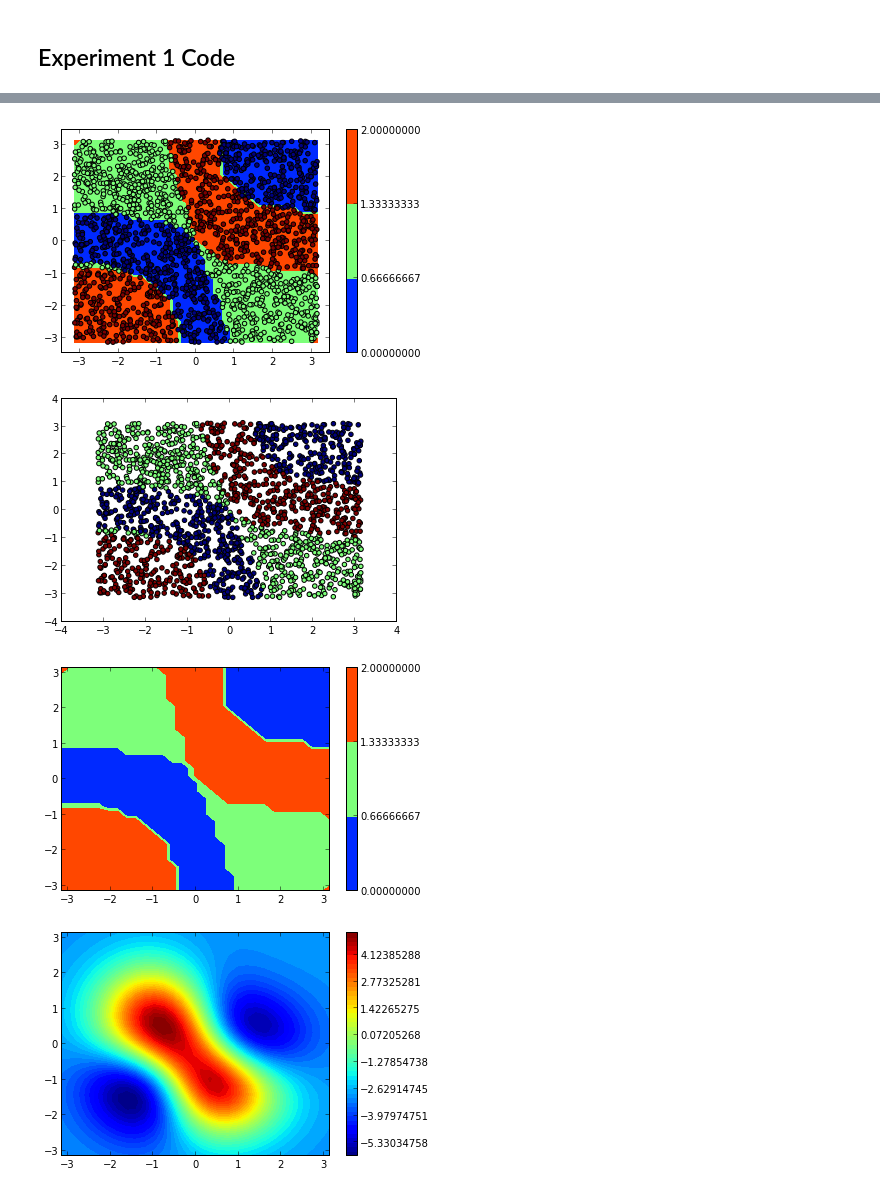
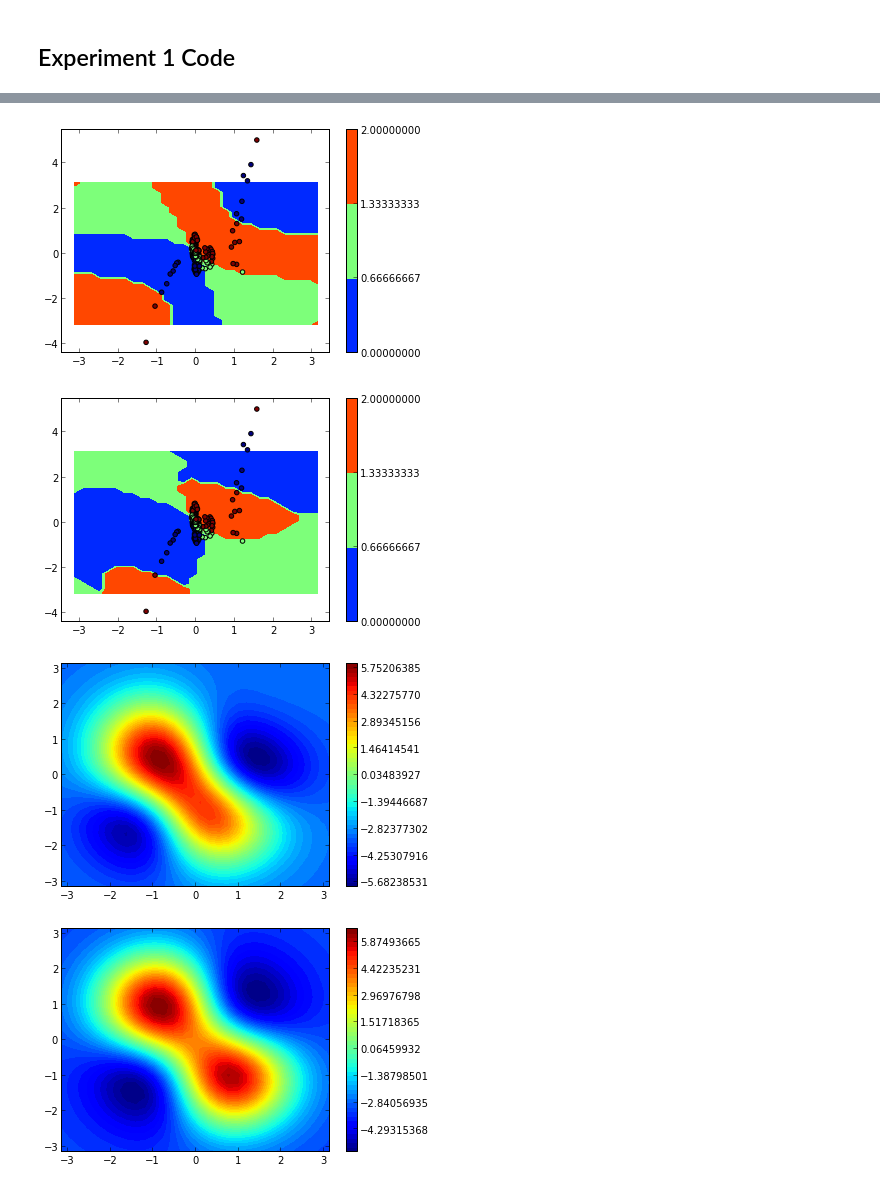
Before and after one commit to edouardklein/RL-and-IRL, a Jupyter notebook: Exp1.ipynb, the cells around one changed output, grey strips where cells are left out. Saved outputs shown, nothing was run; the diff lists cells and outputs as text; code cells hidden in the pictures.

Commit message:
Exp1 a peu pres propre avant discussion avec Matthieu ou Olivier.
Beaucoup de code a été déplacé dOldCode.py, notamment celui du classifieur à la taskar et de la descente de gradient

```diff
--- a/Exp1.ipynb
+++ b/Exp1.ipynb
@@ -228,7 +120,7 @@ def inverted_pendulum_next_state(state, action):
     next_speed = speed + acceleration*step;
     return array([next_position,next_speed])
 
-def inverted_pendulum_reward( sas ):
+def inverted_pendulum_single_reward( sas ):
     position,speed = sas[-2:]
     #print "position is "+str(position)
     if abs(position)>pi/2.:
@@ -237,14 +129,17 @@ def inverted_pendulum_reward( sas ):
     #print "0"
     return 0.
 
+inverted_pendulum_vreward = non_scalar_vectorize( inverted_pendulum_single_reward, (5,),(1,1) )
+inverted_pendulum_reward = lambda sas:squeeze(inverted_pendulum_vreward(sas))
+
 def inverted_pendulum_uniform_initial_state():
-    return (rand(2)*2.-1.)*pi/2.
+    return array(uniform(low=-pi/2, high=pi/2, size=2))
 
-def inverted_pendulum_optimal_initial_state():
-    return rand(2)*0.2-0.1
+def inverted_pendulum_nice_initial_state():
+    return array(uniform(low=-0.1, high=0.1, size=2))
 
 def inverted_pendulum_trace( policy,run_length=RANDOM_RUN_LENGTH,
-                             initial_state=inverted_pendulum_optimal_initial_state,
+                             initial_state=inverted_pendulum_uniform_initial_state,
                              reward = inverted_pendulum_reward):
     data = zeros((run_length, TRANS_WIDTH))
     state = initial_state()
@@ -259,13 +154,14 @@ def inverted_pendulum_trace( policy,run_length=RANDOM_RUN_LENGTH,
             state = initial_state()
     return data
 
-def inverted_pendulum_random_trace(reward=inverted_pendulum_reward):
+def inverted_pendulum_random_trace(reward=inverted_pendulum_reward,
+                                    initial_state=inverted_pendulum_nice_initial_state):
     pi = lambda s: choice(ACTION_SPACE)
-    return inverted_pendulum_trace( pi,reward=reward )
+    return inverted_pendulum_trace( pi,reward=reward, initial_state=initial_state)
 
 def inverted_pendulum_expert_trace( reward ):
     data = inverted_pendulum_random_trace(reward=reward)
-    policy,omega = lspi( data, s_dim=2,a_dim=1, A=ACTION_SPACE, phi=inverted_pendulum_phi, phi_dim=30 )
+    policy,omega = lspi( data, s_dim=2,a_dim=1, A=ACTION_SPACE, phi=inverted_pendulum_phi, phi_dim=30, iterations_max=10 )
     inverted_pendulum_plot(inverted_pendulum_V(omega))
     two_args_pol = lambda p,s:squeeze(policy(zip_stack(p,s)))
     inverted_pendulum_plot(two_args_pol,contour_levels=3)
@@ -533,45 +332,40 @@ psi=inverted_pendulum_psi
 # %%
-#Algo
-column_shape = (len(data_classif),1)
-s = data_classif[:,0:s_dim]
-a = data_classif[:,s_dim:s_dim+1].reshape(column_shape)
-sa = data_classif[:,0:s_dim+1]
-s_dash = data_classif[:,s_dim+1:s_dim+1+s_dim]
-#from sklearn import svm
-#clf = svm.SVC(C=1000., probability=True)
-#clf.fit(squeeze(psi(s)), a)
-#clf_predict= lambda state : clf.predict(squeeze(psi(state)))
-#vpredict = non_scalar_vectorize( clf_predict, (2,), (1,1) )
-#pi_c = lambda state: vpredict(state).reshape(state.shape[:-1]+(1,))
-#clf_score = lambda sa : squeeze(clf.predict_proba(squeeze(psi(sa[:2]))))[sa[-1]]
-#vscore = non_scalar_vectorize( clf_score,(3,),(1,1) )
-#q = lambda sa: vscore(sa).reshape(sa.shape[:-1])
-pi_c,q=policy,lambda sa: squeeze(dot(omega.transpose(),phi(sa)))
-#pi_c,q = classifier(hstack([s,a]))
+#Données :
+traj = inverted_pendulum_trace(policy, run_length=300)
+s=traj[:,:2]
+a=traj[:,2]
+#Classification
+from sklearn import svm
+clf = svm.SVC(C=1000., probability=True)
+clf.fit(s, a)
+clf_predict= lambda state : clf.predict(squeeze(state))
+vpredict = non_scalar_vectorize( clf_predict, (2,), (1,1) )
+pi_c = lambda state: vpredict(state).reshape(state.shape[:-1]+(1,))
+clf_score = lambda sa : squeeze(clf.predict_proba(squeeze(sa[:2])))[sa[-1]]
+vscore = non_scalar_vectorize( clf_score,(3,),(1,1) )
+q = lambda sa: vscore(sa).reshape(sa.shape[:-1])
 #Plots de la politique de l'expert, des données fournies par l'expert, de la politique du classifieur
 inverted_pendulum_plot_policy(policy)
-scatter(data_classif[:,0],data_classif[:,1],c=data_classif[:,2])
-figure()
-scatter(data_classif[:,0],data_classif[:,1],c=data_classif[:,2])
+scatter(traj[:,0],traj[:,1],c=traj[:,2])
 inverted_pendulum_plot_policy(pi_c)
+scatter(traj[:,0],traj[:,1],c=traj[:,2])
 ##Plots de Q et de la fonction de score du classifieur et évaluation de la politique du classifieur
 #phi=inverted_pendulum_phi
 Q = lambda sa: squeeze(dot(omega.transpose(),phi(sa)))
 Q_0 = lambda p,s:Q(zip_stack(p,s,0*ones(p.shape)))
 Q_1 = lambda p,s:Q(zip_stack(p,s,1*ones(p.shape)))
 Q_2 = lambda p,s:Q(zip_stack(p,s,2*ones(p.shape)))
 q_0 = lambda p,s:q(zip_stack(p,s,0*ones(p.shape)))
 q_1 = lambda p,s:q(zip_stack(p,s,1*ones(p.shape)))
 q_2 = lambda p,s:q(zip_stack(p,s,2*ones(p.shape)))
 inverted_pendulum_plot(Q_0)
 inverted_pendulum_plot(Q_1)
 inverted_pendulum_plot(Q_2)
 inverted_pendulum_plot(q_0)
 inverted_pendulum_plot(q_1)
 inverted_pendulum_plot(q_2)
-##FIXME: combien de fois le classifieur tombe-t-il ?
 # %% [output]
-[figure, old version]
+[figure, new version]
-[figure, old version]
+[figure, new version]
-[figure, old version]
+[figure, new version]
-[figure, old version]
+[figure, new version]
```
Also changed, not shown: parts of 29 cells of this notebook, 2 other files.
